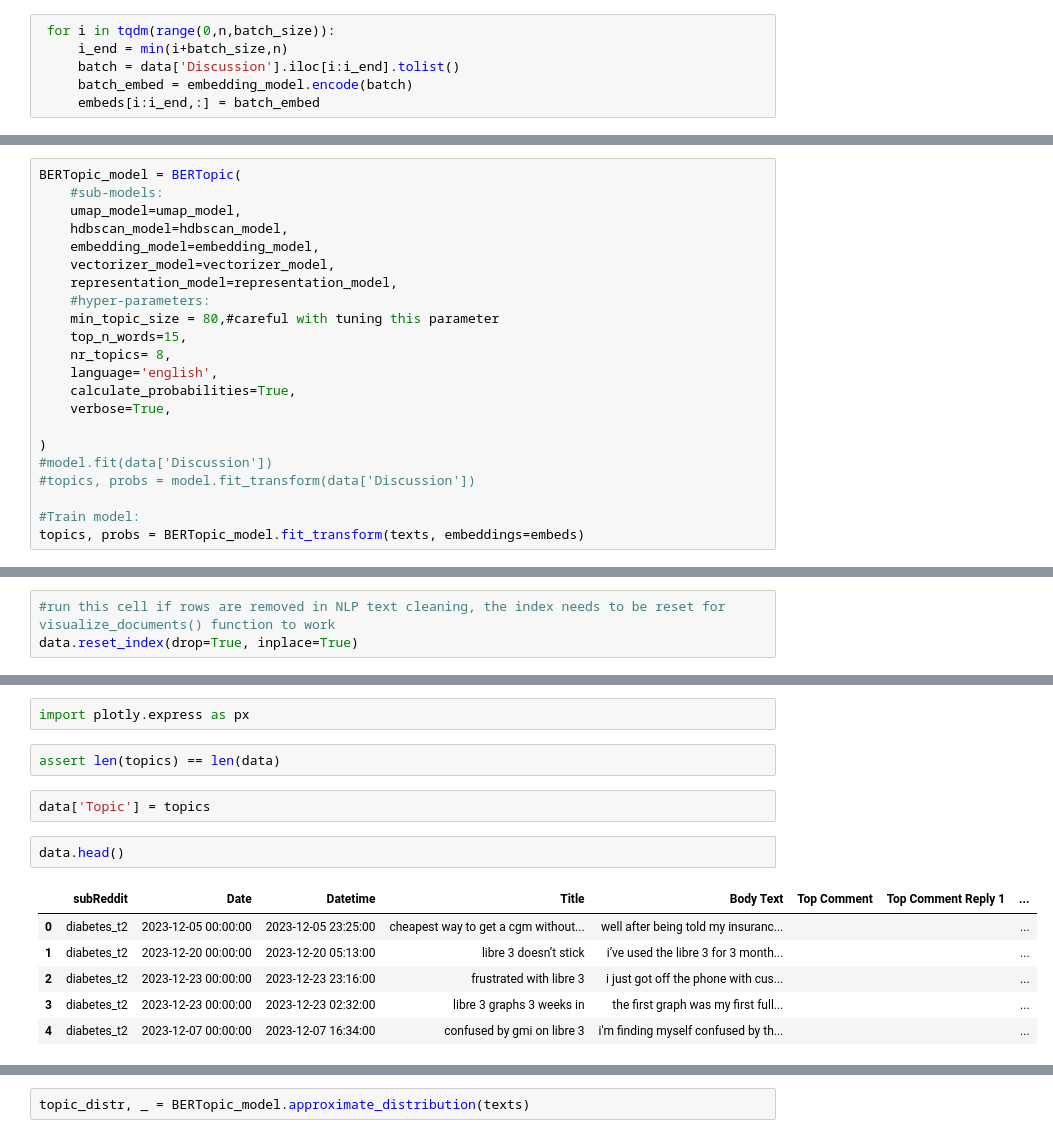
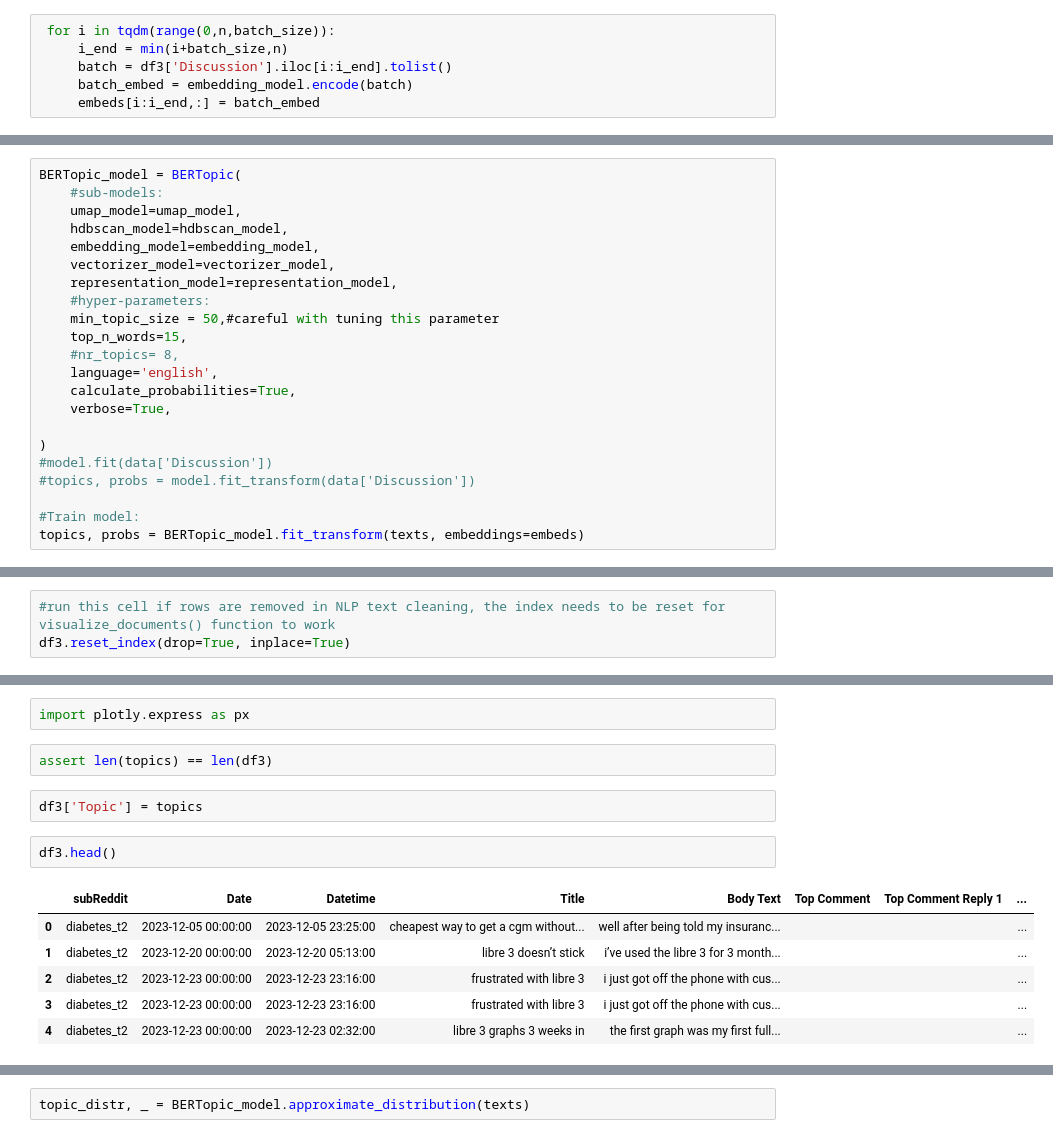
Before and after one commit to farid-hamid/FinalYearProjectFH, a Jupyter notebook: BERTopic_Model_v4.ipynb, the cells around one changed output, grey strips where cells are left out. Cells and saved outputs as stored; diff of their text form.

```diff
--- a/BERTopic_Model_v4.ipynb
+++ b/BERTopic_Model_v4.ipynb
@@ -308,7 +356,7 @@ batch_size=15
 # %%
  for i in tqdm(range(0,n,batch_size)):
      i_end = min(i+batch_size,n)
-     batch = data['Discussion'].iloc[i:i_end].tolist()
+     batch = df3['Discussion'].iloc[i:i_end].tolist()
      batch_embed = embedding_model.encode(batch)
      embeds[i:i_end,:] = batch_embed
 # %% [markdown]
@@ -386,9 +438,9 @@ BERTopic_model = BERTopic(
     vectorizer_model=vectorizer_model,
     representation_model=representation_model,
     #hyper-parameters:
-    min_topic_size = 80,#careful with tuning this parameter
+    min_topic_size = 50,#careful with tuning this parameter
     top_n_words=15,
-    nr_topics= 8,
+    #nr_topics= 8,
     language='english',
     calculate_probabilities=True,
     verbose=True,
@@ -438,5 +488,5 @@ BERTopic_model.visualize_hierarchy()
 [interactive output not drawn]
 # %%
 #run this cell if rows are removed in NLP text cleaning, the index needs to be reset for visualize_documents() function to work
-data.reset_index(drop=True, inplace=True)
+df3.reset_index(drop=True, inplace=True)
 # %%
@@ -451,15 +501,15 @@ hdbscan_model.condensed_tree_.plot(select_clusters=True)
 # %%
 import plotly.express as px
 # %%
-assert len(topics) == len(data)
+assert len(topics) == len(df3)
 # %%
-data['Topic'] = topics
+df3['Topic'] = topics
 # %%
-data.head()
+df3.head()
 # %% [output]
 |  | subReddit | Date | Datetime | Title | Body Text | Top Comment | Top Comment Reply 1 | ... |
 | 0 | diabetes_t2 | 2023-12-05 00:00:00 | 2023-12-05 23:25:00 | cheapest way to get a cgm without... | well after being told my insuranc... |  |  | ... |
 | 1 | diabetes_t2 | 2023-12-20 00:00:00 | 2023-12-20 05:13:00 | libre 3 doesn’t stick | i’ve used the libre 3 for 3 month... |  |  | ... |
 | 2 | diabetes_t2 | 2023-12-23 00:00:00 | 2023-12-23 23:16:00 | frustrated with libre 3 | i just got off the phone with cus... |  |  | ... |
-| 3 | diabetes_t2 | 2023-12-23 00:00:00 | 2023-12-23 02:32:00 | libre 3 graphs 3 weeks in | the first graph was my first full... |  |  | ... |
-| 4 | diabetes_t2 | 2023-12-07 00:00:00 | 2023-12-07 16:34:00 | confused by gmi on libre 3 | i'm finding myself confused by th... |  |  | ... |
+| 3 | diabetes_t2 | 2023-12-23 00:00:00 | 2023-12-23 23:16:00 | frustrated with libre 3 | i just got off the phone with cus... |  |  | ... |
+| 4 | diabetes_t2 | 2023-12-23 00:00:00 | 2023-12-23 02:32:00 | libre 3 graphs 3 weeks in | the first graph was my first full... |  |  | ... |
```
Also changed, not shown: parts of 28 cells of this notebook.
